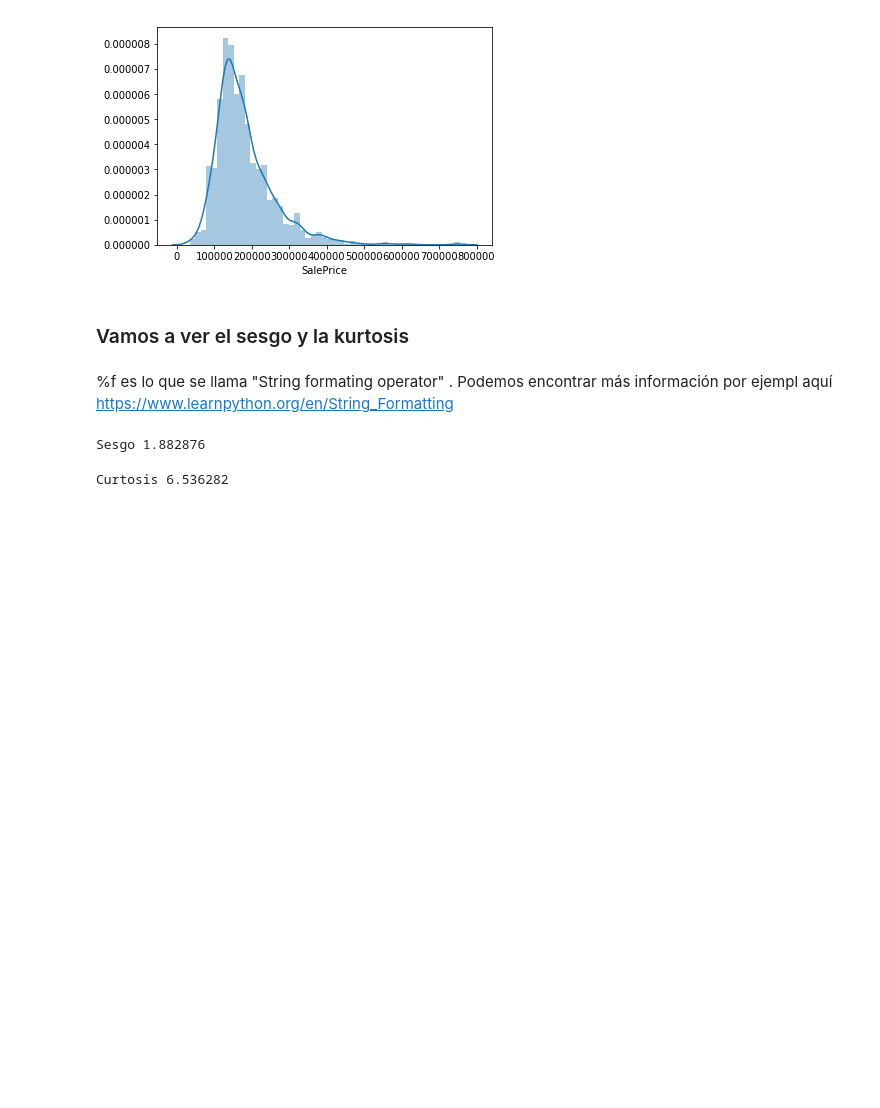
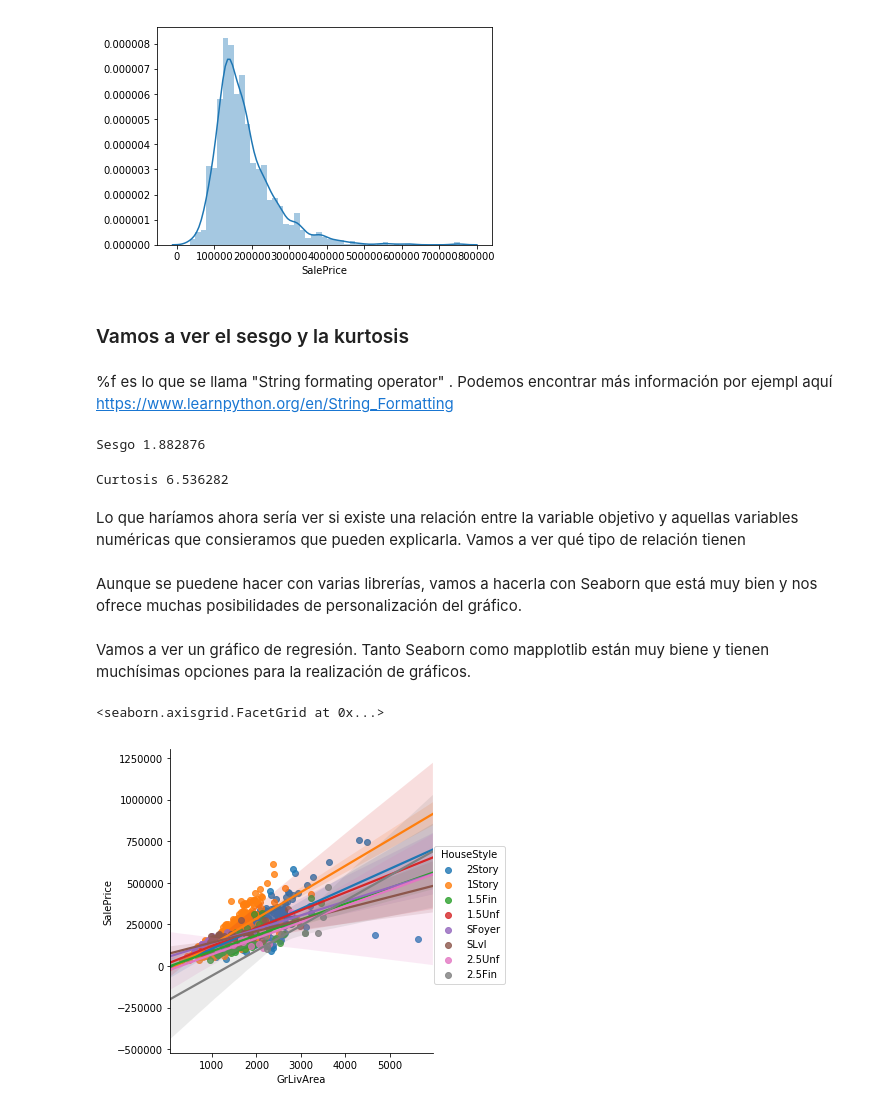
Before and after one commit to AntonioFraga/NotebooksDS, a Jupyter notebook: Ames house prices.ipynb, the cells around one changed output. Saved outputs shown, nothing was run; the diff lists cells and outputs as text; code cells hidden in the pictures; blank space fills up the shorter version.

Commit message:
Aprendiendo a hacer gráficos

```diff
--- a/Ames house prices.ipynb
+++ b/Ames house prices.ipynb
@@ -123,3 +123,14 @@ Sesgo 1.882876
 print("Curtosis %f" % Amesdataset["SalePrice"].kurt())
 # %% [output]
 Curtosis 6.536282
+# %% [markdown]
+Lo que haríamos ahora sería ver si existe una relación entre la variable objetivo y aquellas variables numéricas que consieramos que pueden explicarla. Vamos a ver qué tipo de relación tienen
+# %% [markdown]
+Aunque se puedene hacer con varias librerías, vamos a hacerla con Seaborn que está muy bien y nos ofrece muchas posibilidades de personalización del gráfico.
+# %% [markdown]
+Vamos a ver un gráfico de regresión. Tanto Seaborn como mapplotlib están muy biene y tienen  muchísimas opciones para la realización de gráficos.
+# %%
+sns.lmplot(x="GrLivArea", y="SalePrice",data=Amesdataset,hue="HouseStyle")
+# %% [output]
+<seaborn.axisgrid.FacetGrid at 0x...>
+[figure, added]
```
Also changed, not shown: parts of 7 cells of this notebook.
